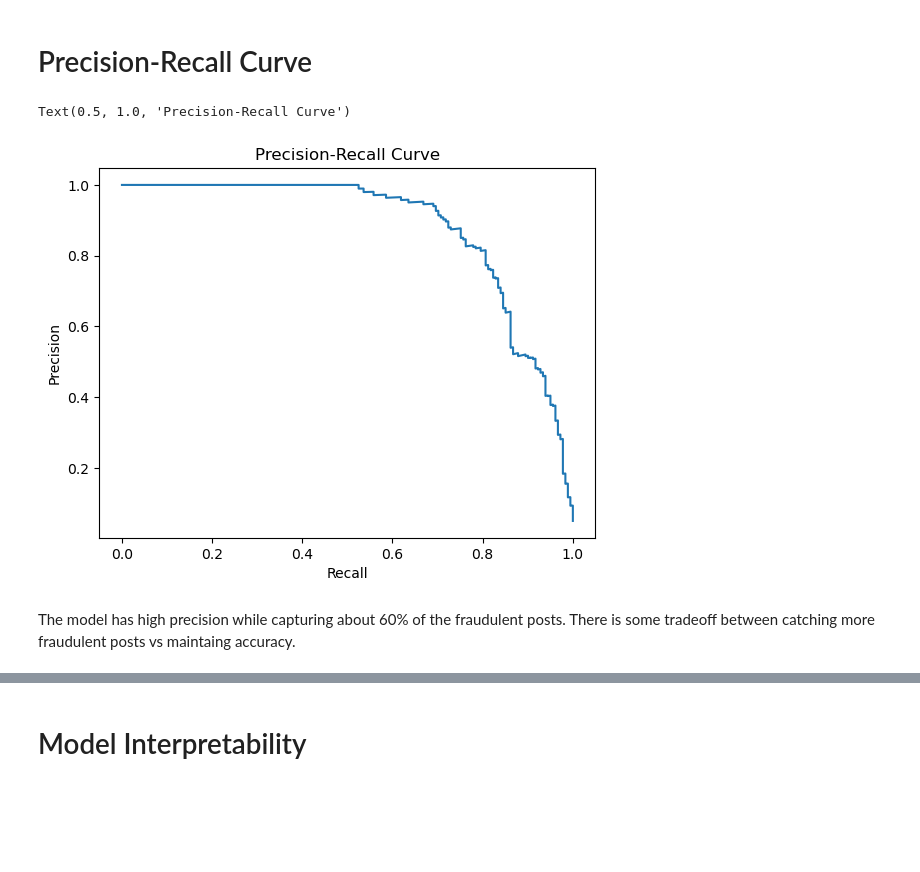
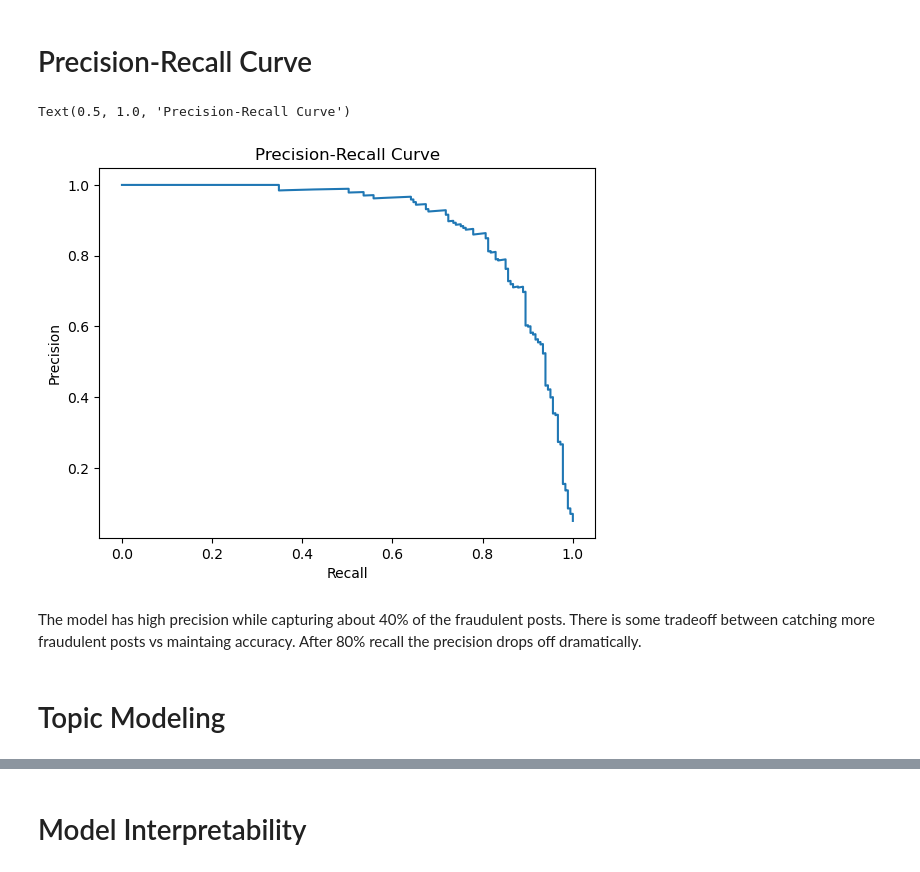
Before and after one commit to sabrinasayed99/Fake-Job-Posts, a Jupyter notebook: XGBoost_Model.ipynb, the cells around one changed output, grey strips where cells are left out. Cells and saved outputs as stored; diff of their text form; code cells hidden in the pictures; blank space fills up the shorter version.

```diff
--- a/XGBoost_Model.ipynb
+++ b/XGBoost_Model.ipynb
@@ -280,30 +309,0 @@ RMSE: 0.3865760370737867
-# %%
-preprocessor = ColumnTransformer(
-    transformers=[
-        ('num', StandardScaler(), numerical),
-        ('cat', OneHotEncoder(), categorical)],
-         remainder= 'passthrough')
-
-# Build pipeline
-pipeline = Pipeline([
-    ("preprocessor", preprocessor),
-    ("classifier", XGBClassifier())
-])
-
-# Split the data
-X = df.drop('fraudulent', axis=1)
-y = df['fraudulent']
-X_train, X_test, y_train, y_test = train_test_split(X, y, test_size=0.2, random_state=42)
-
-
-best_model = pipeline.fit(X_train, y_train)
-
-y_pred = best_model.predict(X_test)
-
-print(classification_report(y_test, y_pred))
-print(accuracy_score(y_test, y_pred))
-ConfusionMatrixDisplay.from_estimator(best_model, X_test, y_test)
-
-mse = mean_squared_error(np.exp(y_pred), np.exp(y_test))
-rmse = np.sqrt(mse)
-print(f"RMSE: {rmse}")
@@ -347,15 +341,17 @@ The  Area Under the Curve is very high showing the model is good at discriminati
 # %%
 from sklearn.metrics import precision_recall_curve
 
 # Precision-Recall Curve
-precision, recall, _ = precision_recall_curve(y_test, pipeline.predict_proba(X_test)[:, 1])
+precision, recall, _ = precision_recall_curve(y_test, gsearch2.predict_proba(X_test)[:, 1])
 plt.figure()
 plt.plot(recall, precision)
 plt.xlabel('Recall')
 plt.ylabel('Precision')
 plt.title('Precision-Recall Curve')
 # %% [output]
 Text(0.5, 1.0, 'Precision-Recall Curve')
-[figure, old version]
+[figure, new version]
 # %% [markdown]
-The model has high precision while capturing about 60% of the fraudulent posts. There is some tradeoff between catching more fraudulent posts vs maintaing accuracy.
+The model has high precision while capturing about 40% of the fraudulent posts. There is some tradeoff between catching more fraudulent posts vs maintaing accuracy. After 80% recall the precision drops off dramatically.
+# %% [markdown]
+# Topic Modeling
```
Also changed, not shown: parts of 54 cells of this notebook, 14 other files.
